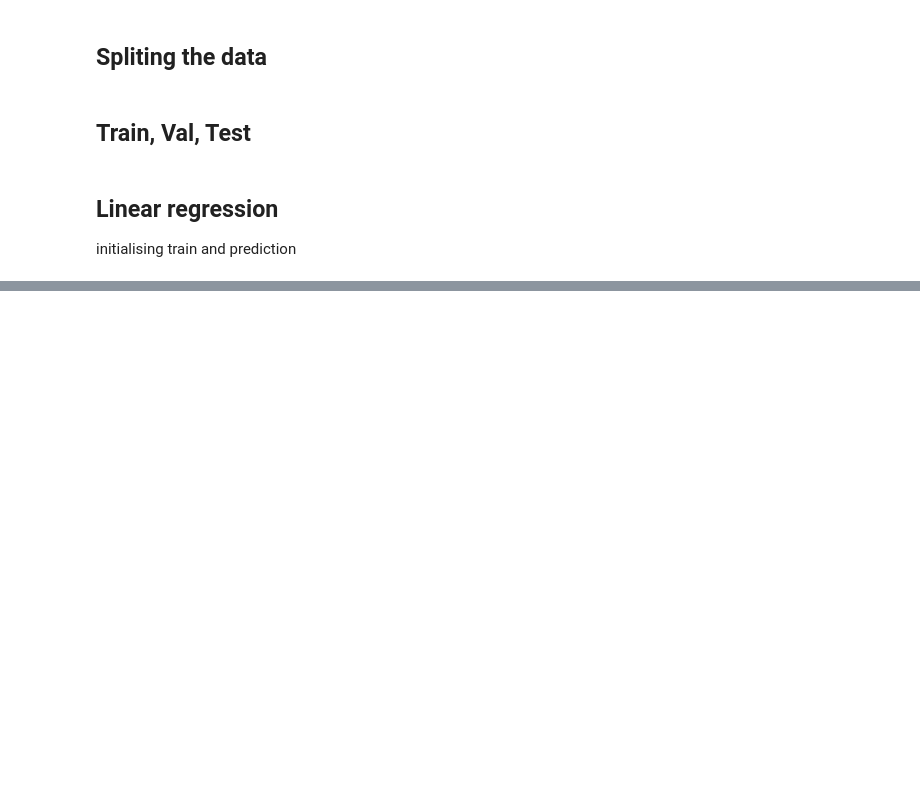
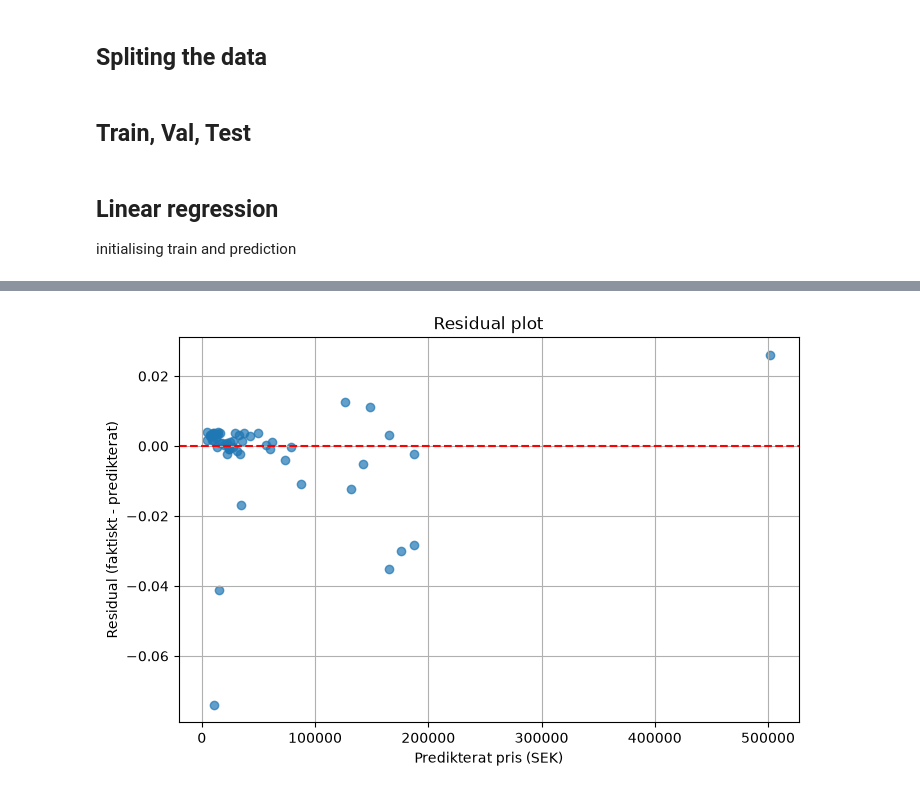
Before and after one commit to Piexgear/mc_match, a Jupyter notebook: models/valuation.ipynb, the cells around one changed output, grey strips where cells are left out. Drawn from its saved outputs; the diff is of its cells as text; code cells hidden in the pictures; blank space fills up the shorter version.

```diff
--- a/models/valuation.ipynb
+++ b/models/valuation.ipynb
@@ -79,0 +268,25 @@ result = pd.da
+# %%
+x_train_val, x_test, y_train_val, y_test = train_test_split(x, y, test_size=0.2, random_state=42)
+x_train, x_val, y_train, y_val = train_test_split(x_train_val, y_train_val, test_size=0.2, random_state=42)
+# %%
+# Convert categorical features to numerical values and keep numerical features unchanged.
+preprocessor = ColumnTransformer(
+    transformers=[
+        (
+            "cat",
+            OneHotEncoder(handle_unknown="ignore"),
+            categorical_features
+        ),
+        (
+            "num",
+            "passthrough",
+            numeric_features
+        )
+    ]
+)
+# %%
+lin_reg = Pipeline([
+    ("preprocessor", preprocessor),
+    ("model", LinearRegression())])
+lin_reg.fit(x_train, y_train)
+lin_reg_pred = lin_reg.predict(x_val)
@@ -79,0 +310,17 @@ result = pd.da
+# %%
+residuals = y_val - lin_reg_pred
+
+plt.figure(figsize=(8, 5))
+
+plt.scatter(lin_reg_pred, residuals, alpha=0.7)
+
+plt.axhline(y=0, color="red", linestyle="--")
+
+plt.xlabel("Predikterat pris (SEK)")
+plt.ylabel("Residual (faktiskt - predikterat)")
+plt.title("Residual plot")
+plt.grid(True)
+
+plt.show()
+# %% [output]
+[figure, added]
```
Also changed, not shown: parts of 21 cells of this notebook.
